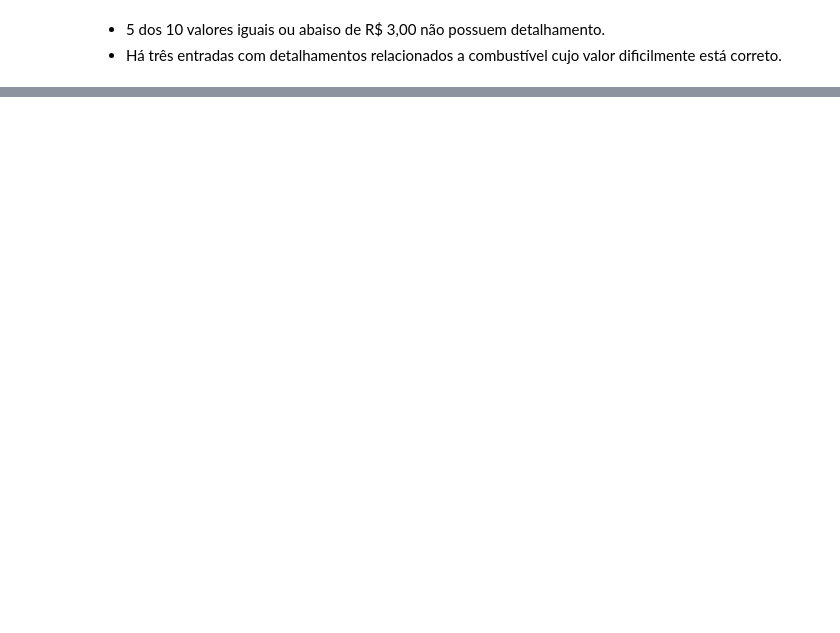
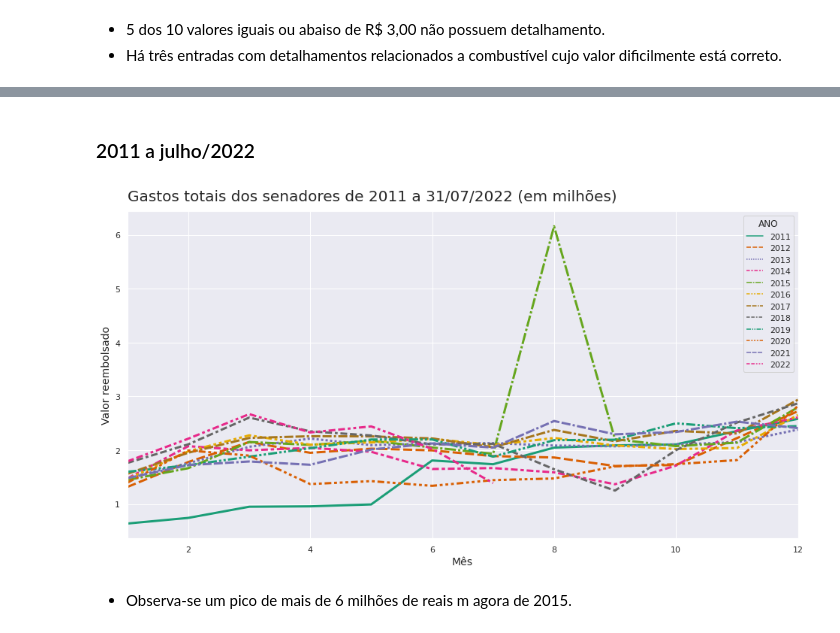
Before and after one commit to Tathy/Pesquisa-reembolsos-CEAPS, a Jupyter notebook: Pesquisa_sobre_dados_do_CEAPS.ipynb, the cells around one changed output, grey strips where cells are left out. Drawn from its saved outputs; the diff is of its cells as text; code cells hidden in the pictures; blank space fills up the shorter version.

```diff
--- a/Pesquisa_sobre_dados_do_CEAPS.ipynb
+++ b/Pesquisa_sobre_dados_do_CEAPS.ipynb
@@ -911,0 +976,27 @@ dados_ceaps.query('TIPO_DESPESA == @tipo_despesa and VALOR_REEMBOLSADO <= 3')[['
+# %% [markdown]
+### 2011 a julho/2022
+# %%
+dados_ceaps_2011_2022 = pd.read_csv('/content/drive/MyDrive/Projetos/7 Days Of Code/datasets/dados_ceaps_2019-2022.csv', decimal = ',', encoding = 'latin-1')
+dados_ceaps_2011_2022['DATA_REQUISICAO'] = pd.to_datetime(dados_ceaps_2011_2022['DATA_REQUISICAO'])
+# %%
+dados_ceaps_2011_2022 = dados_ceaps_2011_2022.groupby(['ANO','MES']).sum().reset_index()
+dados_ceaps_2011_2022['VALOR_REEMBOLSADO'] = dados_ceaps_2011_2022['VALOR_REEMBOLSADO'] / 1000000
+# %%
+sns.set_theme(style="darkgrid")
+plt.figure(figsize = (16,8))
+
+ax = sns.lineplot(data = dados_ceaps_2011_2022[:-1], x = 'MES', y = 'VALOR_REEMBOLSADO', hue = 'ANO',
+                  palette = 'Dark2', lw = 3, style = 'ANO')
+
+ax.set_title('Gastos totais dos senadores de 2011 a 31/07/2022 (em milhões)', size = 20, pad = 15, ha = 'left', x = 0)
+plt.ylabel('Valor reembolsado', size = 14)
+plt.xlabel('Mês', size = 14)
+
+ax.set(xlim = (1, 12))
+ax.set()
+
+plt.show()
+# %% [output]
+[figure, added]
+# %% [markdown]
+* Observa-se um pico de mais de 6 milhões de reais m agora de 2015.
```
Also changed, not shown: parts of 12 cells of this notebook, 1 other file.
